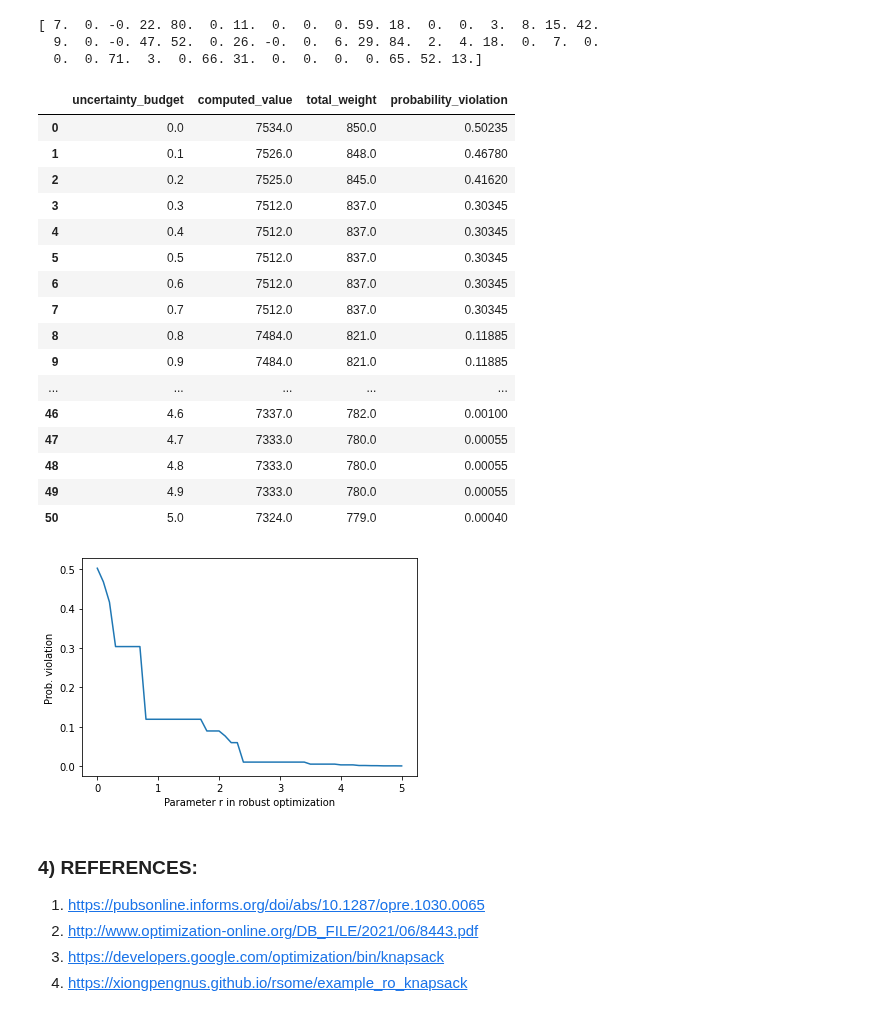
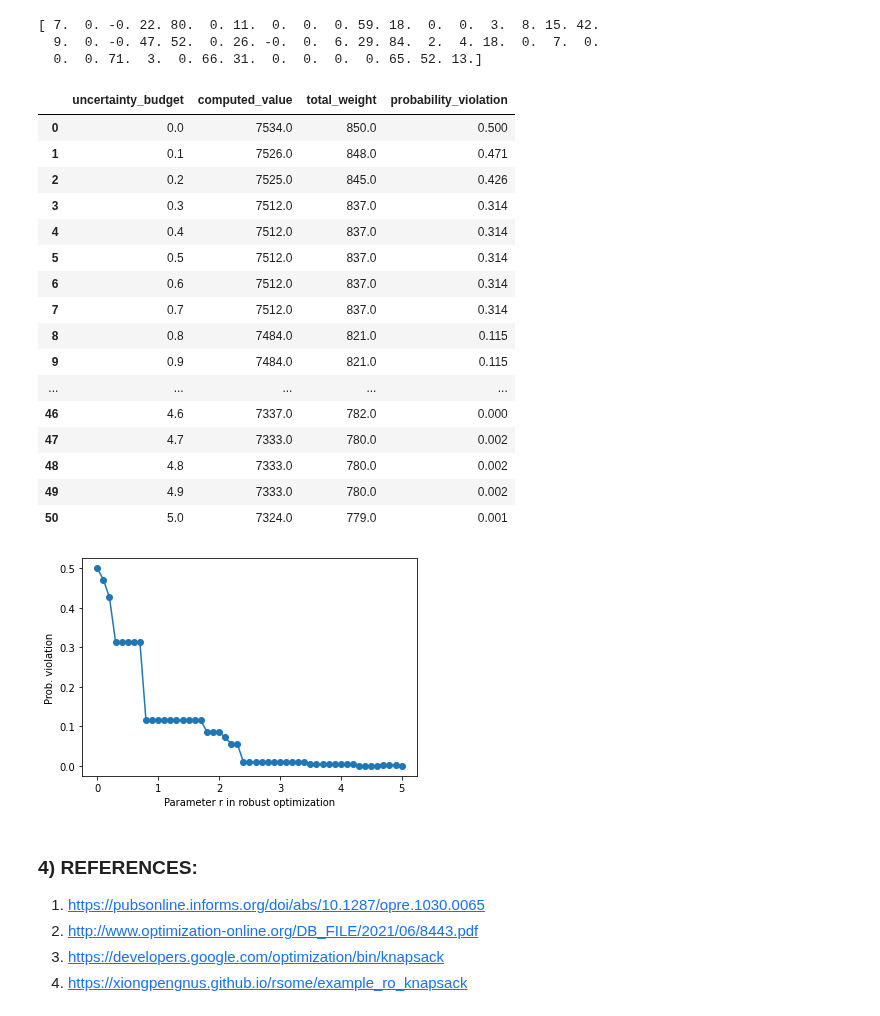
Before and after one commit to novialistiyani/ro-tutorial, a Jupyter notebook: ro_tutorial.ipynb, the cells around one changed output. Drawn from its saved outputs; the diff is of its cells as text; code cells hidden in the pictures.

```diff
--- a/ro_tutorial.ipynb
+++ b/ro_tutorial.ipynb
@@ -97,0 +60,8 @@ plt.show()
+# %%
+# init variables
+# will also be used in section (3) below
+
+N = len(values)
+delta = 0.2 * np.array(weights[0])
+num_samp = 1000
+zs = 1-2*rd.rand(num_samp, N) # random samples for z
@@ -111,7 +247,7 @@ capacities_ro = capacities[0]
 
 values_ro = np.array(values)
 weights_ro = np.array(weights[0])
-delta = 0.2 * weights_ro
+delta_ro = 0.2 * weights_ro
 # %%
 def robust(r):
     """
@@ -169,29 +303,30 @@ df_ro = pd.DataFrame(list(zip(rs, computed_value_ro, total_weight_ro, prob_viola
 df_ro
 # %% [output]
 |  | uncertainty_budget | computed_value | total_weight | probability_violation |
-| 0 | 0.0 | 7534.0 | 850.0 | 0.50235 |
-| 1 | 0.1 | 7526.0 | 848.0 | 0.46780 |
-| 2 | 0.2 | 7525.0 | 845.0 | 0.41620 |
-| 3 | 0.3 | 7512.0 | 837.0 | 0.30345 |
-| 4 | 0.4 | 7512.0 | 837.0 | 0.30345 |
-| 5 | 0.5 | 7512.0 | 837.0 | 0.30345 |
-| 6 | 0.6 | 7512.0 | 837.0 | 0.30345 |
-| 7 | 0.7 | 7512.0 | 837.0 | 0.30345 |
-| 8 | 0.8 | 7484.0 | 821.0 | 0.11885 |
-| 9 | 0.9 | 7484.0 | 821.0 | 0.11885 |
+| 0 | 0.0 | 7534.0 | 850.0 | 0.500 |
+| 1 | 0.1 | 7526.0 | 848.0 | 0.471 |
+| 2 | 0.2 | 7525.0 | 845.0 | 0.426 |
+| 3 | 0.3 | 7512.0 | 837.0 | 0.314 |
+| 4 | 0.4 | 7512.0 | 837.0 | 0.314 |
+| 5 | 0.5 | 7512.0 | 837.0 | 0.314 |
+| 6 | 0.6 | 7512.0 | 837.0 | 0.314 |
+| 7 | 0.7 | 7512.0 | 837.0 | 0.314 |
+| 8 | 0.8 | 7484.0 | 821.0 | 0.115 |
+| 9 | 0.9 | 7484.0 | 821.0 | 0.115 |
 | ... | ... | ... | ... | ... |
-| 46 | 4.6 | 7337.0 | 782.0 | 0.00100 |
-| 47 | 4.7 | 7333.0 | 780.0 | 0.00055 |
-| 48 | 4.8 | 7333.0 | 780.0 | 0.00055 |
-| 49 | 4.9 | 7333.0 | 780.0 | 0.00055 |
-| 50 | 5.0 | 7324.0 | 779.0 | 0.00040 |
+| 46 | 4.6 | 7337.0 | 782.0 | 0.000 |
+| 47 | 4.7 | 7333.0 | 780.0 | 0.002 |
+| 48 | 4.8 | 7333.0 | 780.0 | 0.002 |
+| 49 | 4.9 | 7333.0 | 780.0 | 0.002 |
+| 50 | 5.0 | 7324.0 | 779.0 | 0.001 |
 # %%
+plt.scatter(rs, prob_violation_ro, marker='o')
 plt.plot(rs, prob_violation_ro)
 plt.xlabel('Parameter r in robust optimization')
 plt.ylabel('Prob. violation')
 plt.show()
 # %% [output]
-[figure, old version]
+[figure, new version]
 # %% [markdown]
 ### 4) REFERENCES:
 1. https://pubsonline.informs.org/doi/abs/10.1287/opre.1030.0065
```
Also changed, not shown: parts of 26 cells of this notebook.
